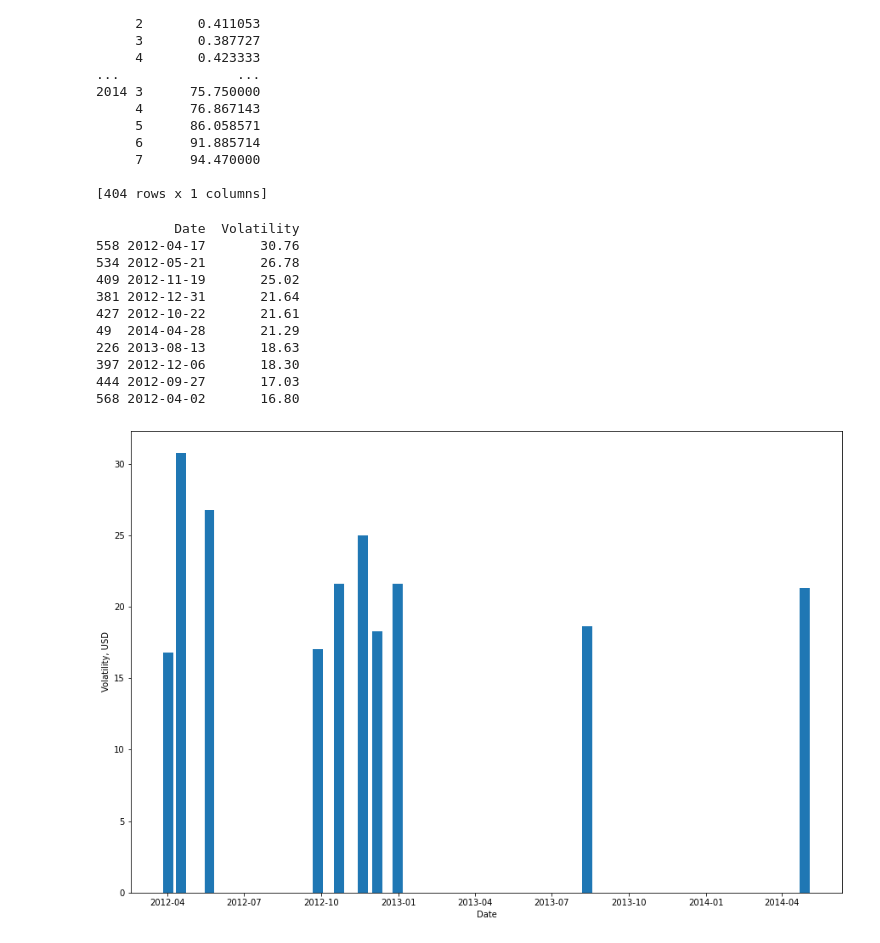
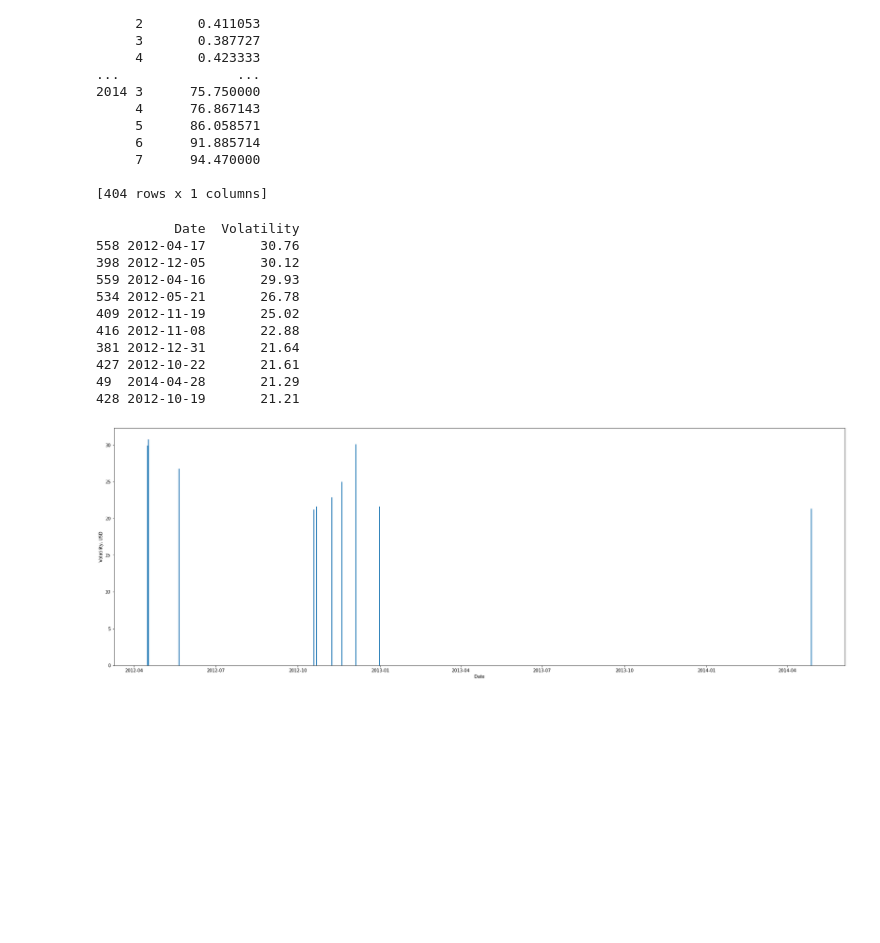
Before and after one commit to alexmal2804/hwds, a Jupyter notebook: Копия_блокнота_"Part_2_HW_data_analysis_ipynb".ipynb, the cells around one changed output. Drawn from its saved outputs; the diff is of its cells as text; code cells hidden in the pictures; blank space fills up the shorter version.

```diff
--- a/Копия_блокнота_"Part_2_HW_data_analysis_ipynb".ipynb
+++ b/Копия_блокнота_"Part_2_HW_data_analysis_ipynb".ipynb
@@ -383,24 +383,24 @@ Year Month
 [404 rows x 1 columns]
 # %%
 # Найти 10 дней  с максимальной волатильностью акций в течение биржевого дня (т.е. в которые разница стоимости открытия и закрытия акции по модулю была максимальной за всю историю наблюдений)
-df['Volatility'] = df['Close'] - df['Open']
+df['Volatility'] = abs(df['Close'] - df['Open'])
 df_max_volatility = df.sort_values('Volatility', ascending=False)[['Date', 'Volatility']].head(10)
 print(df_max_volatility)
-plt.figure(figsize=(15, 10))
-plt.bar(df_max_volatility['Date'], df_max_volatility['Volatility'], width=12)
+plt.figure(figsize=(30, 10))
+plt.bar(df_max_volatility['Date'], df_max_volatility['Volatility'], width=1)
 plt.xlabel('Date')
 plt.ylabel('Volatility, USD')
 plt.show()
 # %% [output]
           Date  Volatility
 558 2012-04-17       30.76
+398 2012-12-05       30.12
+559 2012-04-16       29.93
 534 2012-05-21       26.78
 409 2012-11-19       25.02
+416 2012-11-08       22.88
 381 2012-12-31       21.64
 427 2012-10-22       21.61
 49  2014-04-28       21.29
-226 2013-08-13       18.63
-397 2012-12-06       18.30
-444 2012-09-27       17.03
-568 2012-04-02       16.80
+428 2012-10-19       21.21
-[figure, old version]
+[figure, new version]
```
